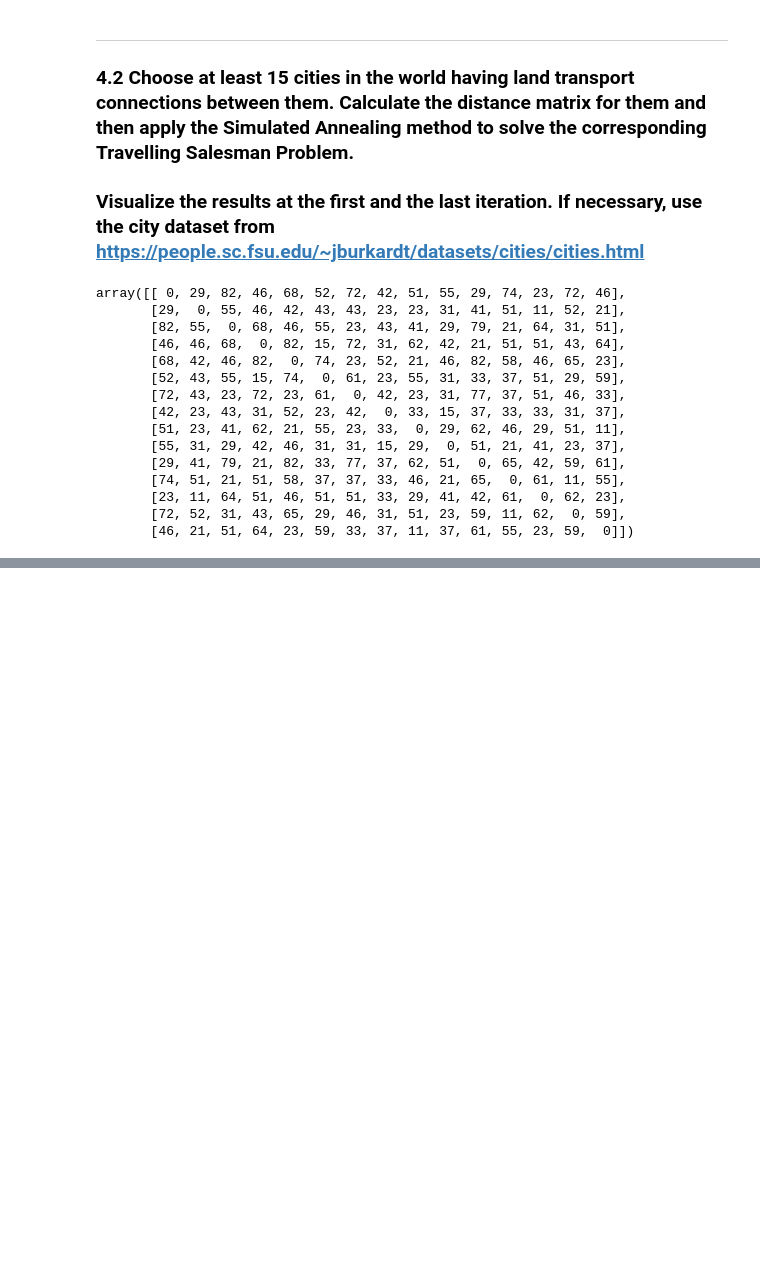
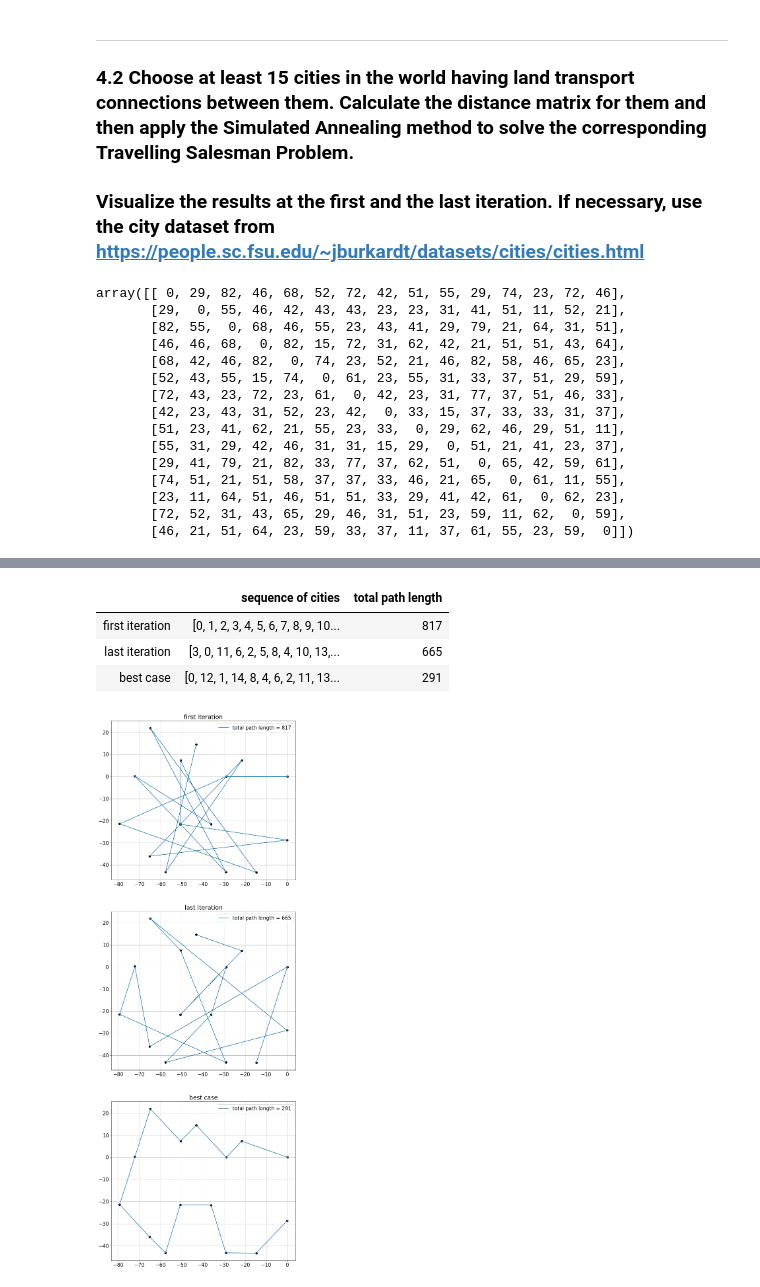
Before and after one commit to belpablo/Algorithms-21, a Jupyter notebook: Lab_4/Lab_4.ipynb, the cells around one changed output, grey strips where cells are left out. Saved outputs shown, nothing was run; the diff lists cells and outputs as text; code cells hidden in the pictures; blank space fills up the shorter version.

```diff
--- a/Lab_4/Lab_4.ipynb
+++ b/Lab_4/Lab_4.ipynb
@@ -466,0 +473,58 @@ array([array([ 5,  7,  0,  8,  4, 12, 10,  3,  9,  2, 11,  1,  6, 13, 14]),
+# %%
+# Anyway, this is the best solution
+
+best_path = [1, 13, 2, 15, 9, 5, 7, 3, 12, 14, 10, 8, 6, 4, 11]
+
+for i in range(len(best_path)):
+    best_path[i] -= 1
+
+new_row = pd.Series(data = {'sequence of cities' : best_path, 'total path length': distance_func(best_path)}, \
+                    name = 'best case')
+df = df.append(new_row, ignore_index = False)
+df
+# %% [output]
+|  | sequence of cities | total path length |
+| first iteration | [0, 1, 2, 3, 4, 5, 6, 7, 8, 9, 10... | 817 |
+| last iteration | [3, 0, 11, 6, 2, 5, 8, 4, 10, 13,... | 665 |
+| best case | [0, 12, 1, 14, 8, 4, 6, 2, 11, 13... | 291 |
+# %%
+# Vizualization:
+
+coord_file = open('15coord.txt', 'r')
+coord_arr = [[] for i in range(15)]
+j = 0
+
+for line in coord_file:
+
+    str_num = ''
+
+    for i in range(len(line)):
+
+        if line[i] != ' ':
+            str_num += line[i]
+        elif str_num != '':
+            coord_arr[j].append(float(str_num))
+            str_num = ''
+
+    j += 1
+
+coord_file.close()
+coord_arr = np.array(coord_arr)
+
+x_arr = [coord_arr[i][0] for i in range(len(coord_arr))]
+y_arr = [coord_arr[i][1] for i in range(len(coord_arr))]
+
+fig, ax = plt.subplots(figsize = (10, 30))
+
+for i in range(3):
+
+    plt.subplot(3, 1, i + 1)
+    plt.title(df.index[i])
+
+    plt.scatter(x_arr, y_arr, c = 'k')
+    plt.plot([x_arr[i] for i in df[df.columns[0]][df.index[i]]], [y_arr[i] for i in df[df.columns[0]][df.index[i]]])
+
+    plt.legend(['total path length = {}'.format(df[df.columns[1]][df.index[i]])])
+    plt.grid()
+# %% [output]
+[figure, added]
```
Also changed, not shown: parts of 2 cells of this notebook, 1 other file.
